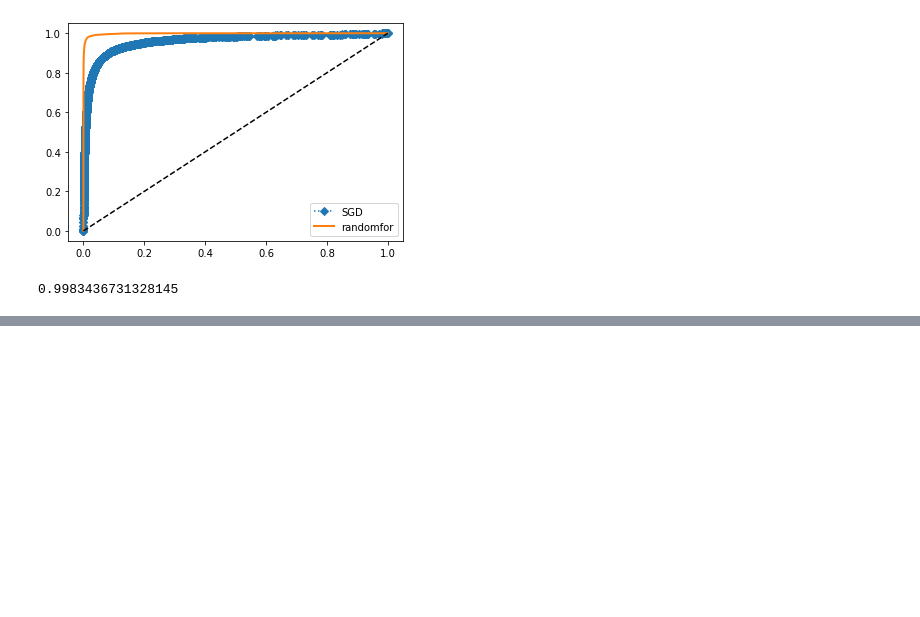
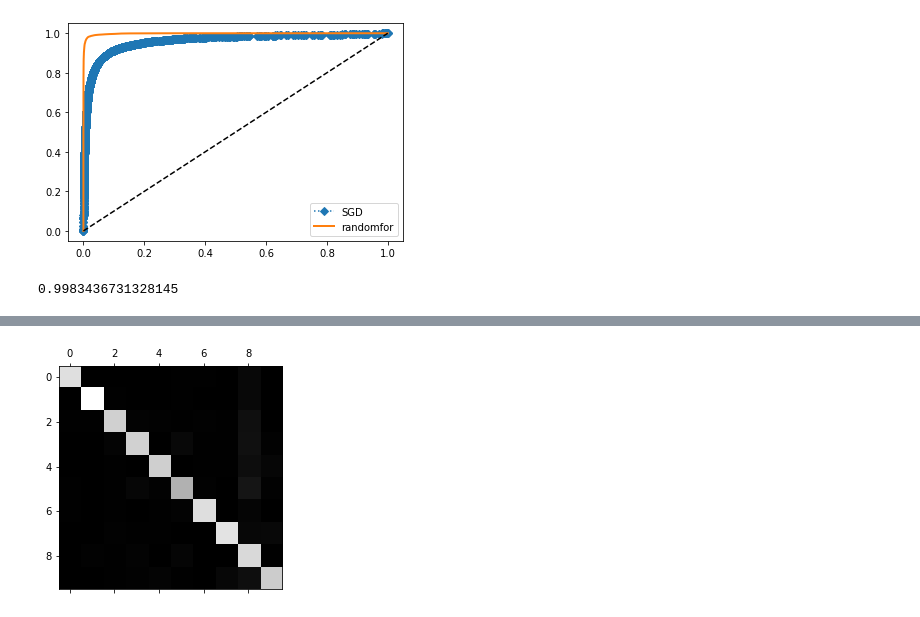
Before and after one commit to rkrkrr0101/study, a Jupyter notebook: 머신러닝/실습/실습/분류/Untitled.ipynb, the cells around one changed output, grey strips where cells are left out. Cells and saved outputs as stored; diff of their text form; code cells hidden in the pictures; blank space fills up the shorter version.

```diff
--- a/머신러닝/실습/실습/분류/Untitled.ipynb
+++ b/머신러닝/실습/실습/분류/Untitled.ipynb
@@ -178,0 +206,7 @@ roc_auc_score(ytrain5,yscoresforest)
+# %%
+from sklearn.multiclass import OneVsRestClassifier
+
+ovrclf=OneVsRestClassifier(SVC())
+
+ovrclf.fit(xtrain,ytrain)
+ovrclf.predict([some_digit])
@@ -178,0 +219,3 @@ roc_auc_score(ytrain5,yscoresforest)
+# %%
+sgdclf.fit(xtrain,ytrain)
+sgdclf.predict([some_digit])
@@ -178,0 +235,5 @@ roc_auc_score(ytrain5,yscoresforest)
+# %%
+from sklearn.preprocessing import StandardScaler
+
+scaler=StandardScaler()
+Xtrain_scaled=scaler.fit_transform(xtrain.astype(np.float64))
@@ -178,0 +244,4 @@ roc_auc_score(ytrain5,yscoresforest)
+# %%
+ytrainpred=cross_val_predict(sgdclf,Xtrain_scaled,ytrain,cv=3)
+conf_mx=confusion_matrix(ytrain,ytrainpred)
+conf_mx
@@ -178,0 +260,5 @@ roc_auc_score(ytrain5,yscoresforest)
+# %%
+plt.matshow(conf_mx,cmap=plt.cm.gray)
+plt.show()
+# %% [output]
+[figure, added]
```
Also changed, not shown: parts of 23 cells of this notebook.
